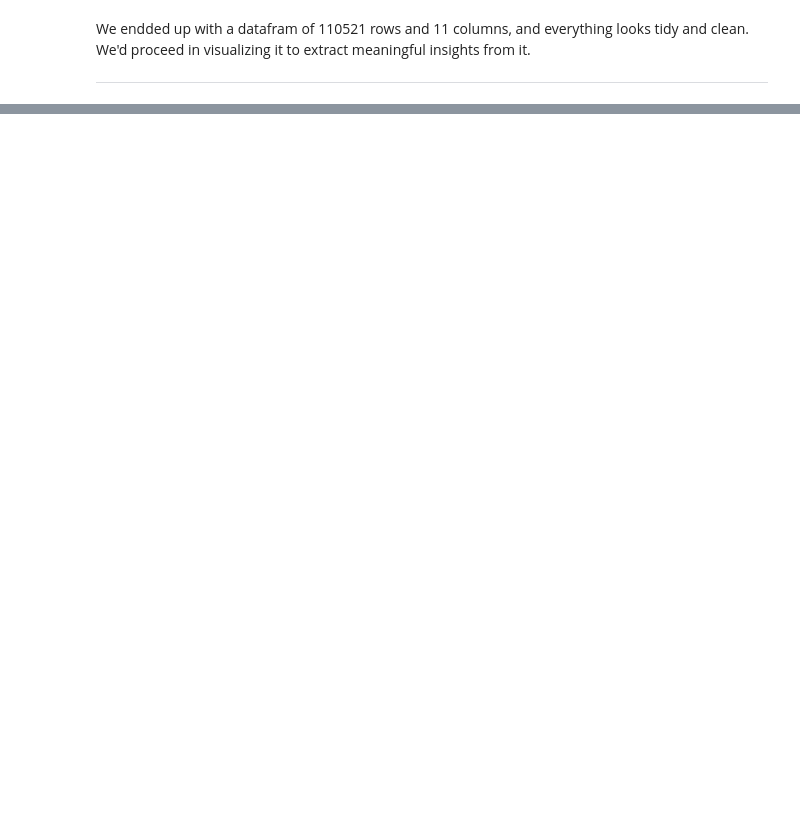
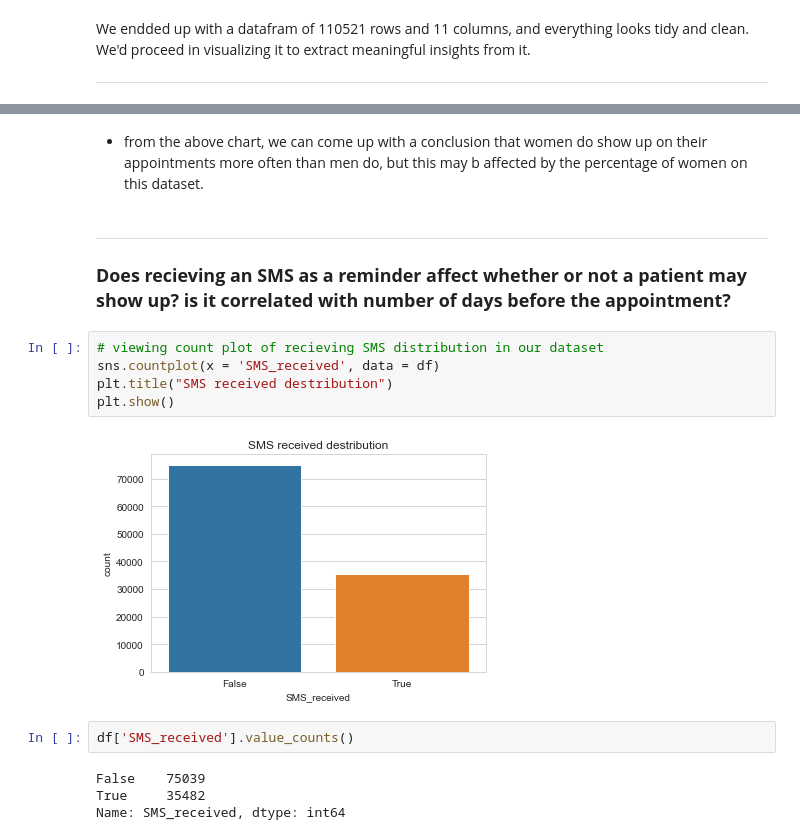
Before and after one commit to xShaimaa/Data-Analysis-Projects, a Jupyter notebook: 03-Medical-Appointment-No-Show/medical-appointment-dataset-analysis.ipynb, the cells around one changed output, grey strips where cells are left out. Cells and saved outputs as stored; diff of their text form; blank space fills up the shorter version.

```diff
--- a/03-Medical-Appointment-No-Show/medical-appointment-dataset-analysis.ipynb
+++ b/03-Medical-Appointment-No-Show/medical-appointment-dataset-analysis.ipynb
@@ -213,0 +431,18 @@ ___
+# %% [markdown]
+- from the above chart, we can come up with a conclusion that women do show up on their appointments more often than men do, but this may b affected by the percentage of women on this dataset.
+# %% [markdown]
+___
+### **Does recieving an SMS as a reminder affect whether or not a patient may show up? is it correlated with number of days before the appointment?**
+# %%
+# viewing count plot of recieving SMS distribution in our dataset
+sns.countplot(x = 'SMS_received', data = df)
+plt.title("SMS received destribution")
+plt.show()
+# %% [output]
+[figure, added]
+# %%
+df['SMS_received'].value_counts()
+# %% [output]
+False    75039
+True     35482
+Name: SMS_received, dtype: int64
```
Also changed, not shown: parts of 48 cells of this notebook.
